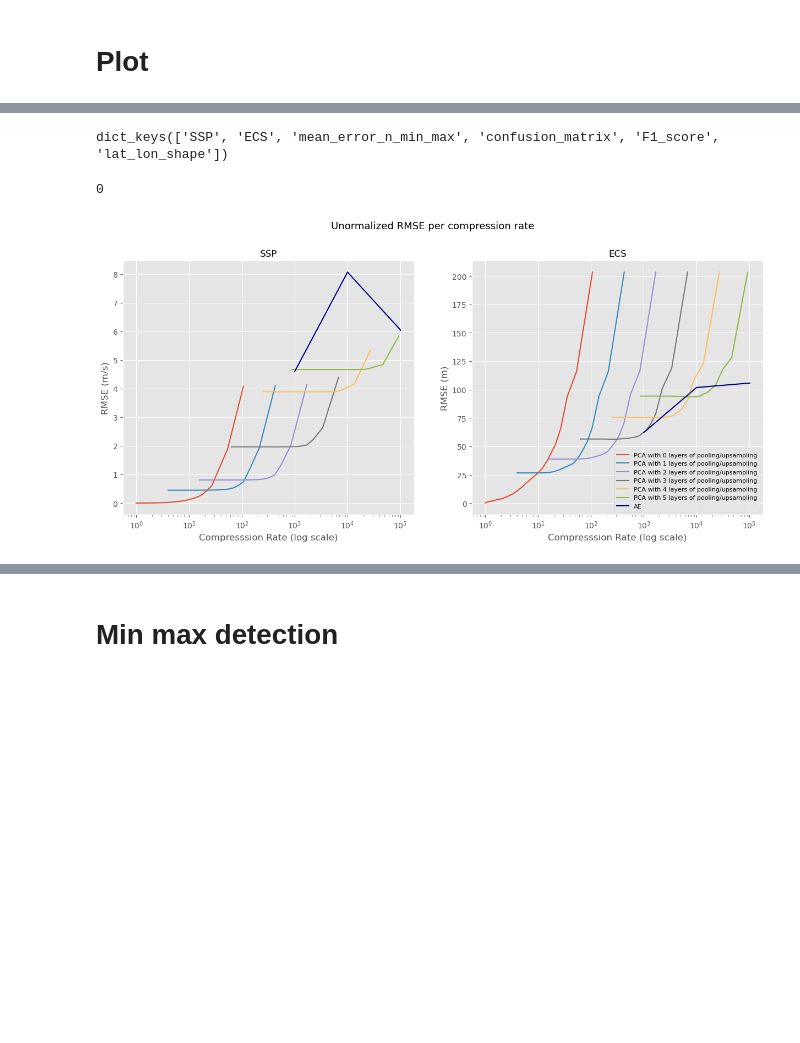
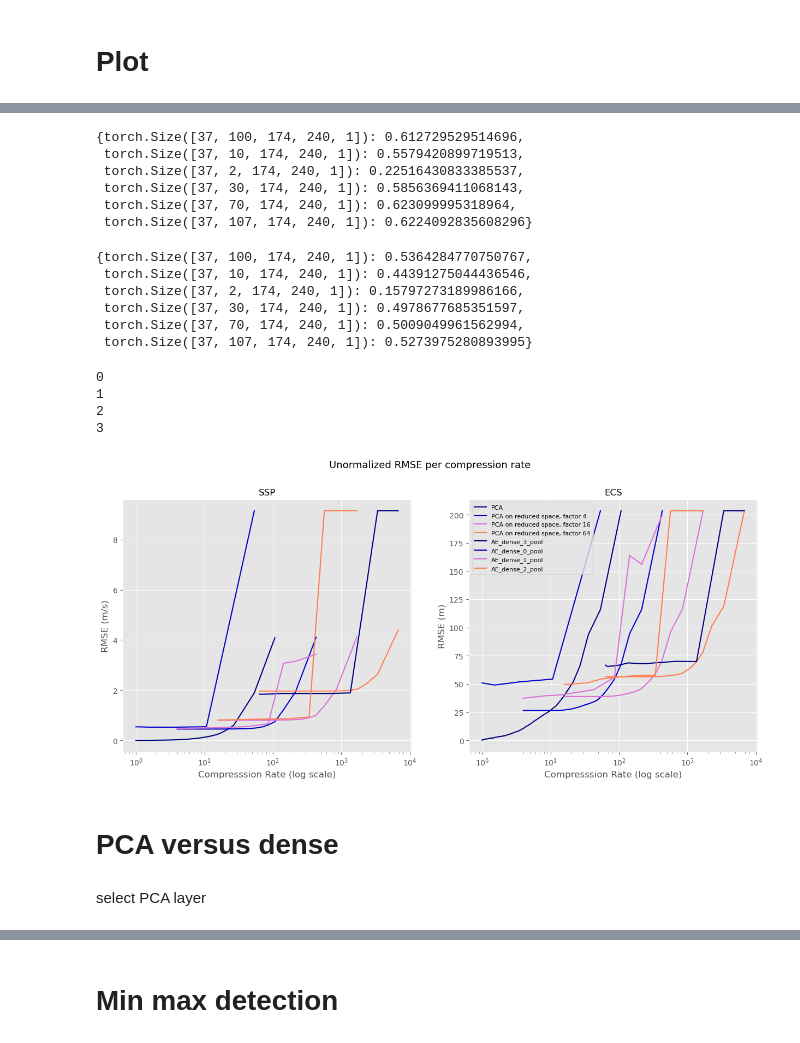
Before and after one commit to CIA-Oceanix/FASCINATION, a Jupyter notebook: notebooks/metrics_AE_3D.ipynb, the cells around one changed output, grey strips where cells are left out. Saved outputs shown, nothing was run; the diff lists cells and outputs as text; code cells hidden in the pictures; blank space fills up the shorter version.

```diff
--- a/notebooks/metrics_AE_3D.ipynb
+++ b/notebooks/metrics_AE_3D.ipynb
@@ -66,7 +68,7 @@ if load_pca:
 else:
     pca_rmse_dict = {}
 # %%
-pca_n_layers = 6 #Number of layers to keep for the PCA
+pca_n_layers = 4 #Number of layers to keep for the PCA
 # %% [markdown]
 # Functions
 # %%
@@ -513,13 +583,27 @@ if dm_dict == {}:
-# %%
-pca_rmse_dict.keys()
-# %% [output]
-dict_keys(['SSP', 'ECS', 'mean_error_n_min_max', 'confusion_matrix', 'F1_score', 'lat_lon_shape'])
 # %%
 pca_cr_dict = {}
 for model in pca_rmse_dict["lat_lon_shape"].keys():
     reduced_lat,reduced_lon = pca_rmse_dict["lat_lon_shape"][model][-2:]
     spatial_cr = dm.test_shape[2]*dm.test_shape[3]/(reduced_lat*reduced_lon)
     pca_cr_dict[model] = [spatial_cr*dm.test_shape[1]/n for n in range(1,dm.test_shape[1]+1)]
+# %%
+filtered_ae_rmse_dict["F1_score"]["AE_dense_0_pool"]
+# %% [output]
+{torch.Size([37, 100, 174, 240, 1]): 0.612729529514696,
+ torch.Size([37, 10, 174, 240, 1]): 0.5579420899719513,
+ torch.Size([37, 2, 174, 240, 1]): 0.22516430833385537,
+ torch.Size([37, 30, 174, 240, 1]): 0.5856369411068143,
+ torch.Size([37, 70, 174, 240, 1]): 0.623099995318964,
+ torch.Size([37, 107, 174, 240, 1]): 0.6224092835608296}
+# %%
+ae_rmse_dict["F1_score"]["AE_dense_0_pool"]
+# %% [output]
+{torch.Size([37, 100, 174, 240, 1]): 0.5364284770750767,
+ torch.Size([37, 10, 174, 240, 1]): 0.44391275044436546,
+ torch.Size([37, 2, 174, 240, 1]): 0.15797273189986166,
+ torch.Size([37, 30, 174, 240, 1]): 0.4978677685351597,
+ torch.Size([37, 70, 174, 240, 1]): 0.5009049961562994,
+ torch.Size([37, 107, 174, 240, 1]): 0.5273975280893995}
 # %%
 
 cr_sorted_ae_rmse_dict = {"SSP":{},
@@ -538,9 +622,29 @@ for model in ae_rmse_dict["SSP"].keys():
     cr_sorted_ae_rmse_dict["ECS"][model] = (sorted_cr_key, [ae_rmse_dict["ECS"][model][cr_key_dict[key]] for key in sorted_cr_key])
     cr_sorted_ae_rmse_dict["mean_error_n_min_max"][model] = (sorted_cr_key, [ae_rmse_dict["mean_error_n_min_max"][model][cr_key_dict[key]] for key in sorted_cr_key])
     cr_sorted_ae_rmse_dict["F1_score"][model] = (sorted_cr_key, [ae_rmse_dict["F1_score"][model][cr_key_dict[key]] for key in sorted_cr_key])
+
+
+if filtering:
+
+
+    filtered_cr_sorted_ae_rmse_dict = {"SSP":{},
+                                       "ECS":{},
+                                       "mean_error_n_min_max":{},
+                                       "F1_score":{}}
+
+    for model in filtered_ae_rmse_dict["SSP"].keys():
+
+        cr_key_dict = {np.prod(dm.test_shape)/key.numel(): key for key in filtered_ae_rmse_dict["SSP"][model].keys()}
+        sorted_cr_key = sorted(cr_key_dict.keys())
+
+        # sorted_keys = sorted(ae_rmse_dict["SSP"][model].keys(), key=lambda x: x[2])
+        # sorted_components = [key[2] for key in sorted_keys]
+        filtered_cr_sorted_ae_rmse_dict["SSP"][model] = (sorted_cr_key, [filtered_ae_rmse_dict["SSP"][model][cr_key_dict[key]] for key in sorted_cr_key])
+        filtered_cr_sorted_ae_rmse_dict["ECS"][model] = (sorted_cr_key, [filtered_ae_rmse_dict["ECS"][model][cr_key_dict[key]] for key in sorted_cr_key])
+        filtered_cr_sorted_ae_rmse_dict["mean_error_n_min_max"][model] = (sorted_cr_key, [filtered_ae_rmse_dict["mean_error_n_min_max"][model][cr_key_dict[key]] for key in sorted_cr_key])
+        filtered_cr_sorted_ae_rmse_dict["F1_score"][model] = (sorted_cr_key, [filtered_ae_rmse_dict["F1_score"][model][cr_key_dict[key]] for key in sorted_cr_key])
 # %%
 ecs_max = False
-filtering = False
 
 colors = ['navy', 'mediumblue', 'orchid', 'coral',
             'olive', 'mediumseagreen',
@@ -550,16 +654,19 @@ colors = ['navy', 'mediumblue', 'orchid', 'coral',
 
 fig,axs = plt.subplots(1,2,figsize=(15,6))
 
-
+i=0
 
 for n in range(pca_n_layers):
-    if pca_n_layers == 1:
+    if n == 0:
         label = "PCA"
     else:
-        label = f"PCA with {n} layers of pooling/upsampling"
+        label = f"PCA on reduced space, factor {4**n}"
 
-    axs[0].plot(pca_cr_dict[f"Pool_upsample_{n}_layers"],pca_rmse_dict["SSP"][f"Pool_upsample_{n}_layers"].values(), label = label)
-    axs[1].plot(pca_cr_dict[f"Pool_upsample_{n}_layers"],pca_rmse_dict["ECS"][f"Pool_upsample_{n}_layers"].values(), label = label)
+    axs[0].plot(pca_cr_dict[f"Pool_upsample_{n}_layers"],pca_rmse_dict["SSP"][f"Pool_upsample_{n}_layers"].values(), color=colors[i], label = label)
+    axs[1].plot(pca_cr_dict[f"Pool_upsample_{n}_layers"],pca_rmse_dict["ECS"][f"Pool_upsample_{n}_layers"].values(), color=colors[i], label = label)
+
+    i = i+1
+
 
 i=0
 
@@ -629,31 +736,38 @@ else:
     if len(labels) > 10:
         legend_fontsize = 7
     elif len(labels) > 5:
         legend_fontsize = 8
     else:
         legend_fontsize = 10
 
     axs[1].legend(prop={'size': legend_fontsize})
 
 for ax in axs:
 
     ax.set_xlabel("Compresssion Rate (log scale)")
     ax.set_xscale("log")
 
 
 
 
 
 fig.suptitle(fig_title, fontsize = 13, y = 1.0)
 
 if save_fig:
 
     save_name = fig_title.replace(" ", "_").replace(",","").replace("\n","_").replace(":","")
 
     save_name = save_name + f"_normalized_{norm}"
 
 
     plt.savefig(f"imgs/{save_name}.png", dpi=300, bbox_inches='tight')
 # %% [output]
 0
+1
+2
+3
-[figure, old version]
+[figure, new version]
+# %% [markdown]
+# PCA versus dense
+# %% [markdown]
+select PCA layer
```
Also changed, not shown: parts of 13 cells of this notebook, 20 other files.
